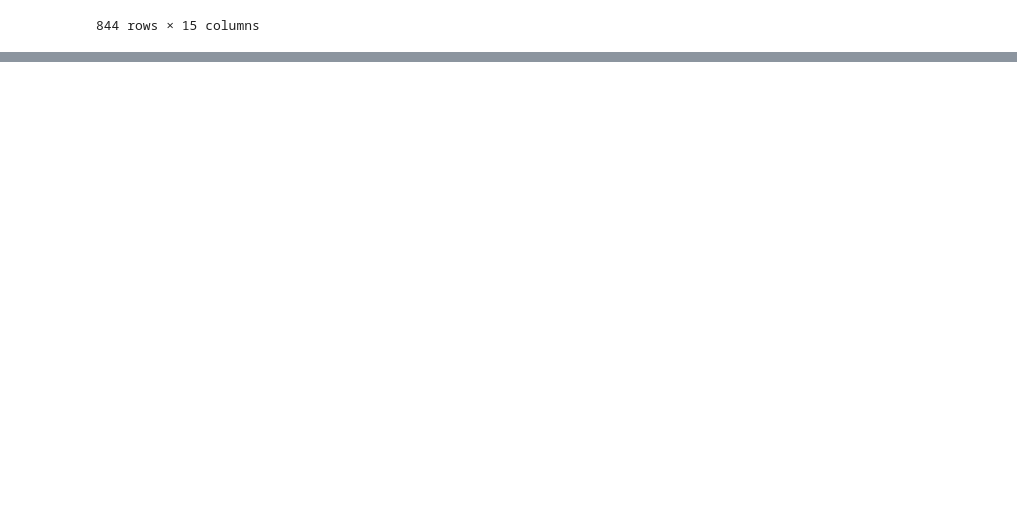
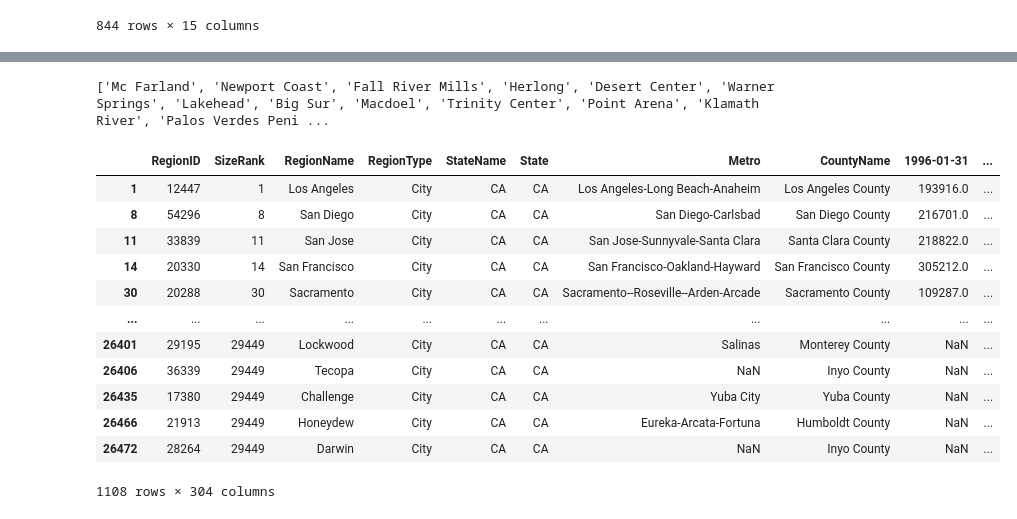
Before and after one commit to mattuzi17/The-Flight-From-Rural-Communities, a Jupyter notebook: Nathan.ipynb, the cells around one changed output, grey strips where cells are left out. Drawn from its saved outputs; the diff is of its cells as text; code cells hidden in the pictures; blank space fills up the shorter version.

```diff
--- a/Nathan.ipynb
+++ b/Nathan.ipynb
@@ -3,0 +12,5 @@ import pandas as pd
+# %%
+#connect to the Weather API to get latitude and longitude for the cities
+wurl =  f"http://api.openweathermap.org/data/2.5/weather?q=Chico&appid={wkey}"
+wapi = requests.get(wurl)
+wapi.json()['coord']['lon']
@@ -59,0 +211,19 @@ Nfire.sort_values(by ='AcresBurned',ascending = False)
+# %%
+SingleCCal['Latitude'] = ""
+SingleCCal['Longitude'] =""
+
+failedindex = []
+failedcity = []
+
+SingleCCal = pd.DataFrame(SingleCCal)
+for index, row in SingleCCal.iterrows():
+    wurl =  f"http://api.openweathermap.org/data/2.5/weather?q={row[2]}&appid={wkey}"
+    wapi = requests.get(wurl)
+    try:
+        SingleCCal.loc[index,'Longitude'] = wapi.json()['coord']['lon']
+        SingleCCal.loc[index,'Latitude']  = wapi.json()['coord']['lat']
+        print(f'Found {row[2]} in weather IPA, and Adding Latitude and Longitude')
+    except:
+        print(f'Failed at finding Latitude and Longitude for {row[2]}')
+        failedcity.append(row[2])
+        failedindex.append(index)
@@ -59,0 +257,20 @@ Nfire.sort_values(by ='AcresBurned',ascending = False)
+# %%
+print((failedcity))
+# %% [output]
+['Mc Farland', 'Newport Coast', 'Fall River Mills', 'Herlong', 'Desert Center', 'Warner Springs', 'Lakehead', 'Big Sur', 'Macdoel', 'Trinity Center', 'Point Arena', 'Klamath River', 'Palos Verdes Peni ...
+# %%
+SingleCCal
+# %% [output]
+|  | RegionID | SizeRank | RegionName | RegionType | StateName | State | Metro | CountyName | 1996-01-31 | ... |
+| 1 | 12447 | 1 | Los Angeles | City | CA | CA | Los Angeles-Long Beach-Anaheim | Los Angeles County | 193916.0 | ... |
+| 8 | 54296 | 8 | San Diego | City | CA | CA | San Diego-Carlsbad | San Diego County | 216701.0 | ... |
+| 11 | 33839 | 11 | San Jose | City | CA | CA | San Jose-Sunnyvale-Santa Clara | Santa Clara County | 218822.0 | ... |
+| 14 | 20330 | 14 | San Francisco | City | CA | CA | San Francisco-Oakland-Hayward | San Francisco County | 305212.0 | ... |
+| 30 | 20288 | 30 | Sacramento | City | CA | CA | Sacramento--Roseville--Arden-Arcade | Sacramento County | 109287.0 | ... |
+| ... | ... | ... | ... | ... | ... | ... | ... | ... | ... | ... |
+| 26401 | 29195 | 29449 | Lockwood | City | CA | CA | Salinas | Monterey County | NaN | ... |
+| 26406 | 36339 | 29449 | Tecopa | City | CA | CA | NaN | Inyo County | NaN | ... |
+| 26435 | 17380 | 29449 | Challenge | City | CA | CA | Yuba City | Yuba County | NaN | ... |
+| 26466 | 21913 | 29449 | Honeydew | City | CA | CA | Eureka-Arcata-Fortuna | Humboldt County | NaN | ... |
+| 26472 | 28264 | 29449 | Darwin | City | CA | CA | NaN | Inyo County | NaN | ... |
+1108 rows × 304 columns
```
Also changed, not shown: parts of 14 cells of this notebook.
